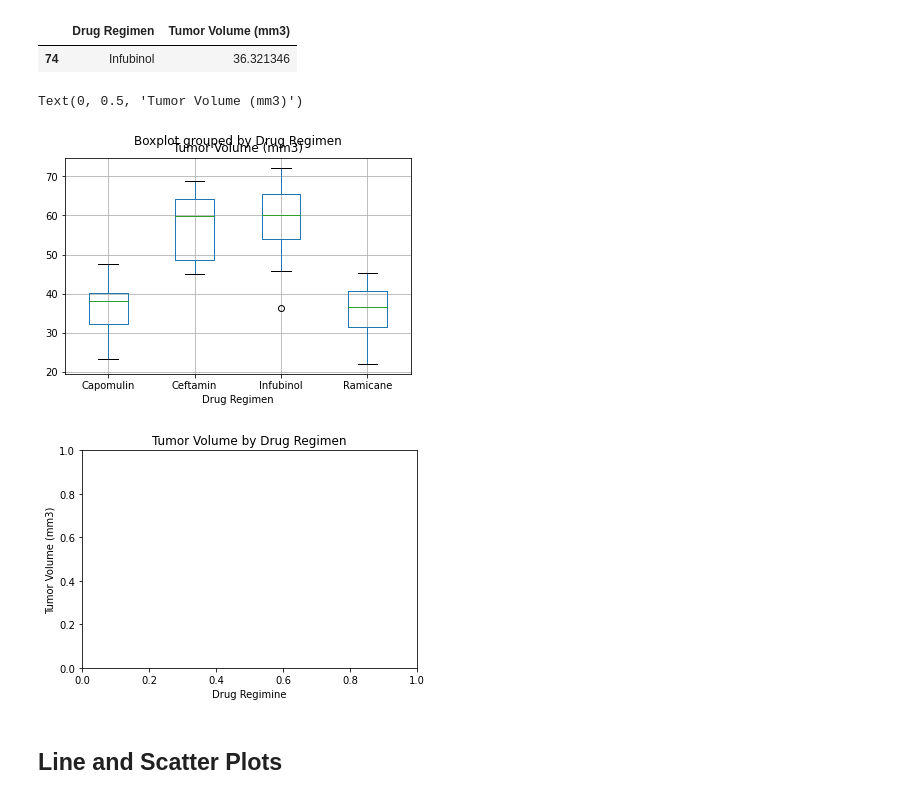
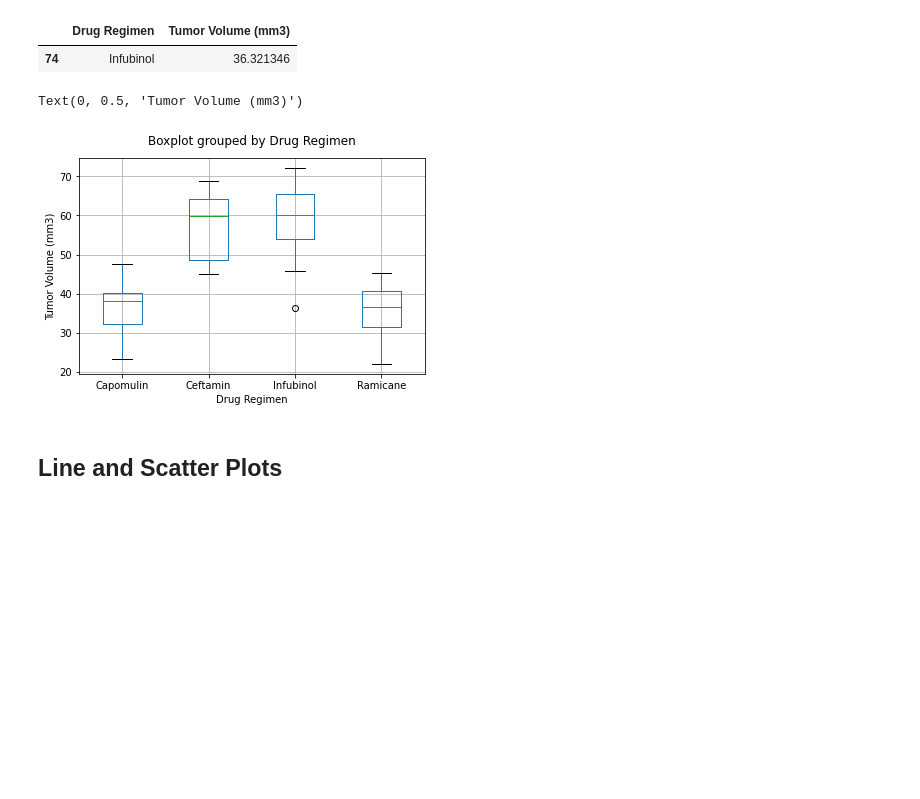
Before and after one commit to ShaeStringerJones/Matplotlib-Homework, a Jupyter notebook: Pymaceuticals/pymaceuticals_starter.ipynb, the cells around one changed output. Saved outputs shown, nothing was run; the diff lists cells and outputs as text; code cells hidden in the pictures; blank space fills up the shorter version.

```diff
--- a/Pymaceuticals/pymaceuticals_starter.ipynb
+++ b/Pymaceuticals/pymaceuticals_starter.ipynb
@@ -204,14 +204,11 @@ For the 4 treatments of interest, outliers are:
 # %%
 some_max_tumors.boxplot("Tumor Volume (mm3)","Drug Regimen")
 
-fig1, ax1 = plt.subplots()
-ax1.set_title('Tumor Volume by Drug Regimen')
-ax1.set_xlabel('Drug Regimine')
-ax1.set_ylabel('Tumor Volume (mm3)')
+plt.title("")
+plt.ylabel('Tumor Volume (mm3)')
 # %% [output]
 Text(0, 0.5, 'Tumor Volume (mm3)')
-[figure, old version]
+[figure, new version]
-[figure, removed]
 # %% [markdown]
 ## Line and Scatter Plots
 # %%
```
